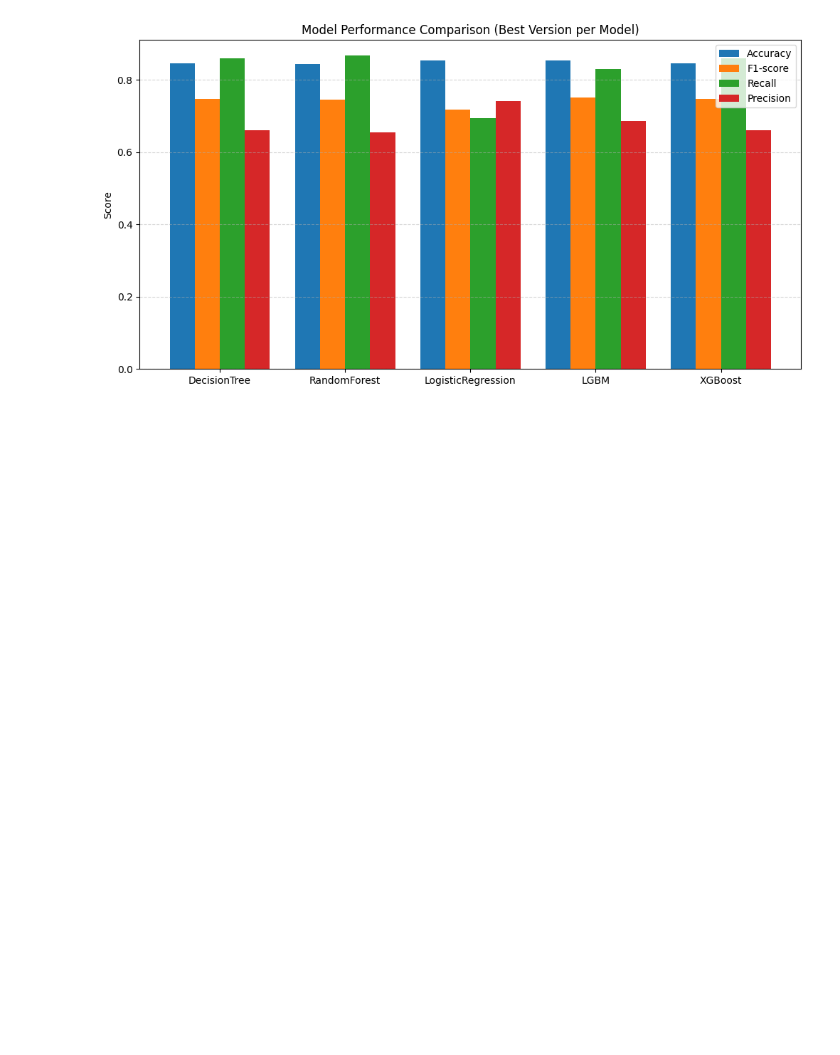
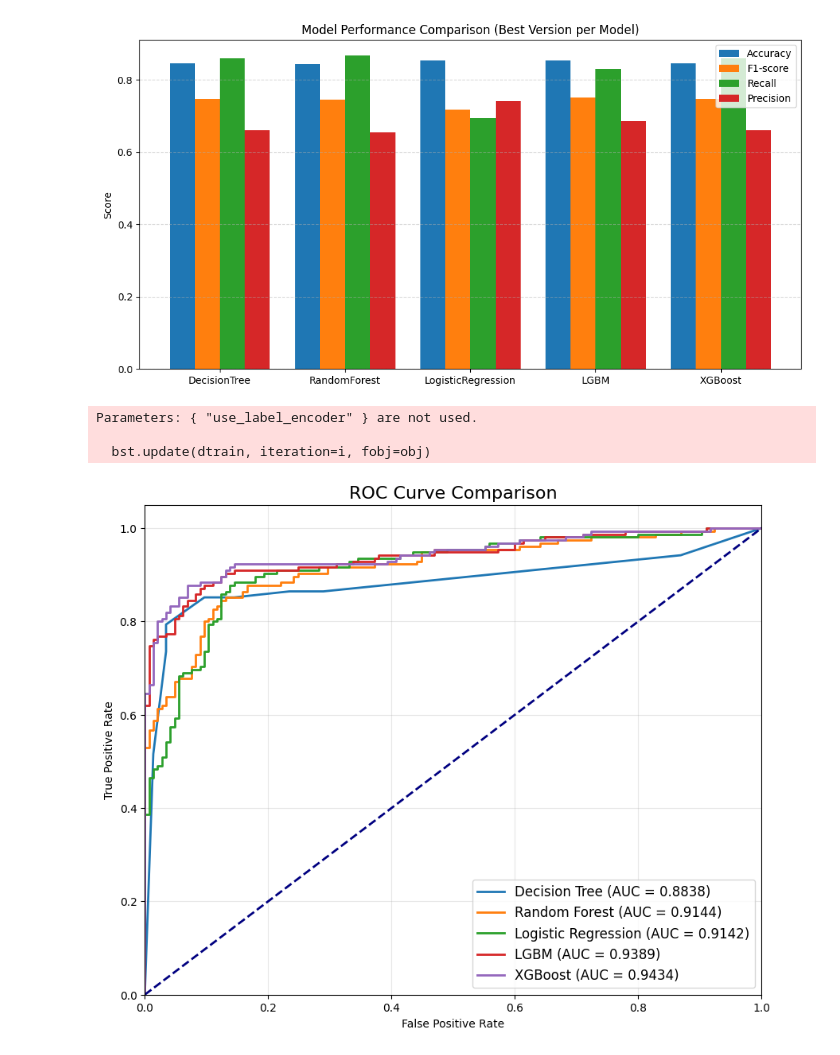
Before and after one commit to SKNETWORKS-FAMILY-AICAMP/SKN21-2nd-4Team, a Jupyter notebook: notebooks/model_compare.ipynb, the cells around one changed output. Cells and saved outputs as stored; diff of their text form; code cells hidden in the pictures; blank space fills up the shorter version.

Commit message:
roc_curve추가

```diff
--- a/notebooks/model_compare.ipynb
+++ b/notebooks/model_compare.ipynb
@@ -31,3 +31,71 @@ plt.grid(axis='y', linestyle='--', alpha=0.5)
 plt.show()
 # %% [output]
 [figure]
+# %%
+import matplotlib.pyplot as plt
+from sklearn.metrics import roc_curve, auc
+from sklearn.model_selection import train_test_split
+from sklearn.datasets import make_classification
+
+# 모델 라이브러리 import
+from sklearn.tree import DecisionTreeClassifier
+from sklearn.ensemble import RandomForestClassifier
+from sklearn.linear_model import LogisticRegression
+from lightgbm import LGBMClassifier
+from xgboost import XGBClassifier
+
+# -------------------------------------------------------
+# 1. 데이터 준비 (사용자분의 X_train, y_test 등으로 교체하세요)
+# -------------------------------------------------------
+# 예시용 가상 데이터 생성
+X, y = make_classification(n_samples=1000, n_features=20, random_state=42)
+X_train, X_test, y_train, y_test = train_test_split(X, y, test_size=0.3, random_state=42)
+
+# -------------------------------------------------------
+# 2. 모델 정의 (딕셔너리 활용)
+# -------------------------------------------------------
+models = {
+    "Decision Tree": DecisionTreeClassifier(max_depth=5,random_state=0),
+    "Random Forest": RandomForestClassifier(max_depth=5,random_state=0),
+    "Logistic Regression": LogisticRegression(random_state=0),
+    "LGBM": LGBMClassifier(random_state=0, verbose=-1),
+    "XGBoost": XGBClassifier(use_label_encoder=False, eval_metric='logloss', random_state=0)
+}
+
+# -------------------------------------------------------
+# 3. 그래프 그리기 (반복문)
+# -------------------------------------------------------
+plt.figure(figsize=(10, 8))
+
+for model_name, model in models.items():
+    # 모델 학습
+    model.fit(X_train, y_train)
+
+    # 예측 확률값 추출 (양성 클래스인 1에 대한 확률)
+    y_prob = model.predict_proba(X_test)[:, 1]
+
+    # ROC Curve 계산
+    fpr, tpr, _ = roc_curve(y_test, y_prob)
+    roc_auc = auc(fpr, tpr)
+
+    # 그래프 플롯 (AUC 점수 포함)
+    plt.plot(fpr, tpr, lw=2, label=f'{model_name} (AUC = {roc_auc:.4f})')
+
+# -------------------------------------------------------
+# 4. 그래프 꾸미기
+# -------------------------------------------------------
+plt.plot([0, 1], [0, 1], color='navy', lw=2, linestyle='--') # 기준선
+plt.xlim([0.0, 1.0])
+plt.ylim([0.0, 1.05])
+plt.xlabel('False Positive Rate')
+plt.ylabel('True Positive Rate')
+plt.title('ROC Curve Comparison', fontsize=16)
+plt.legend(loc="lower right", fontsize=12)
+plt.grid(True, alpha=0.3)
+
+plt.show()
+# %% [output]
+Parameters: { "use_label_encoder" } are not used.
+
+  bst.update(dtrain, iteration=i, fobj=obj)
+[figure, added]
```
